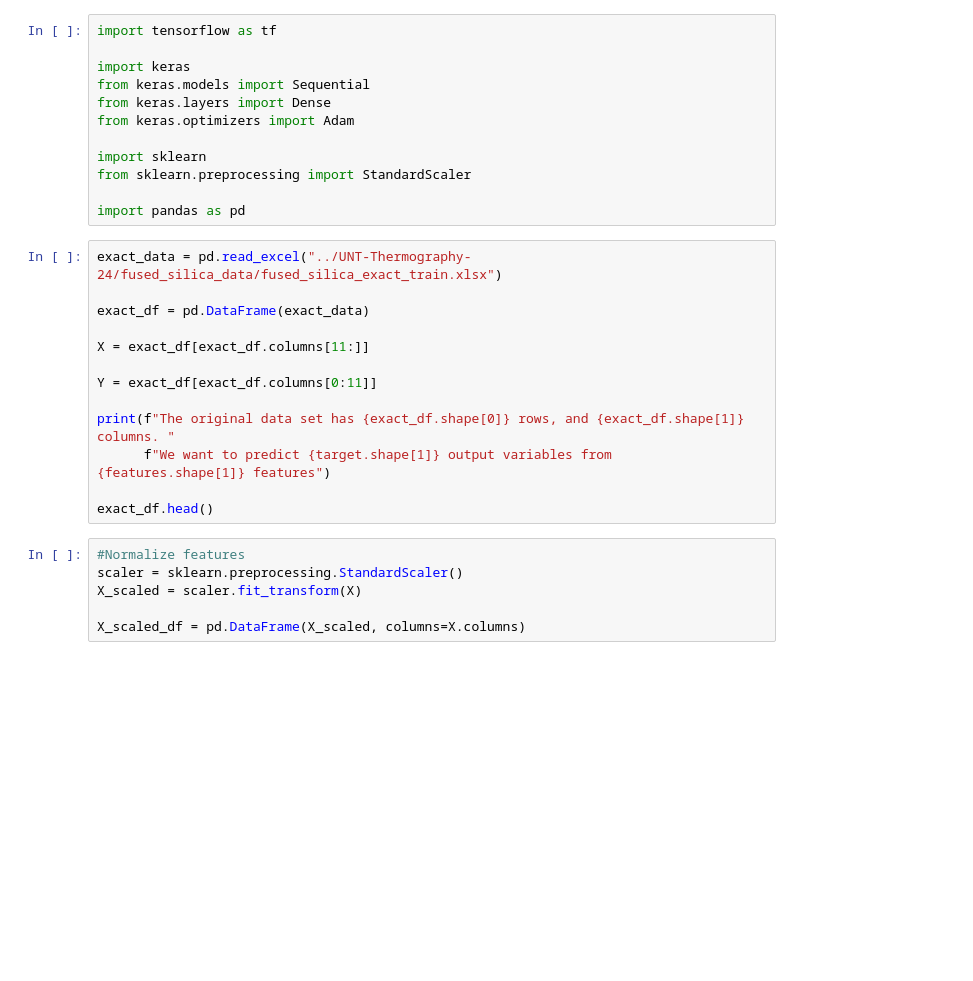
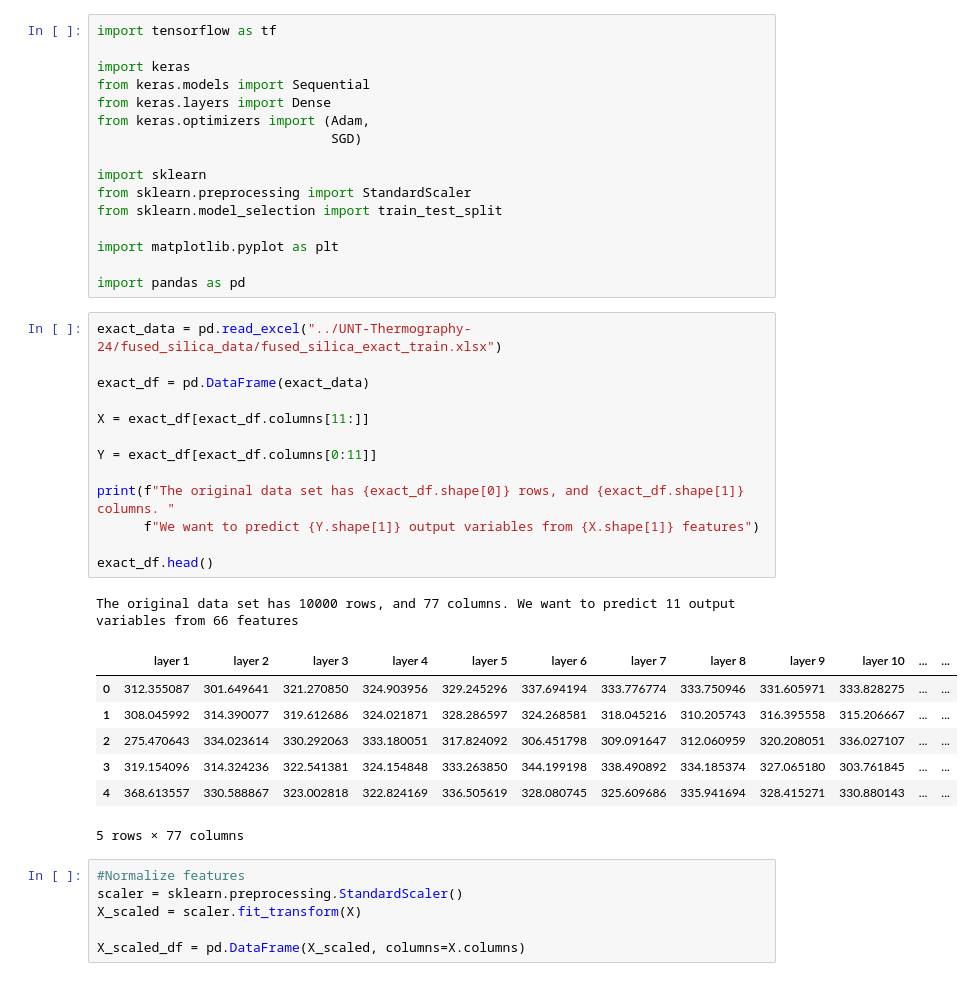
Before and after one commit to RiaTao/UNT-Thermography-24, a Jupyter notebook: NN.ipynb, the cells around one changed output. Drawn from its saved outputs; the diff is of its cells as text; blank space fills up the shorter version.

```diff
--- a/NN.ipynb
+++ b/NN.ipynb
@@ -4,25 +4,38 @@ import tensorflow as tf
 import keras
 from keras.models import Sequential
 from keras.layers import Dense
-from keras.optimizers import Adam
+from keras.optimizers import (Adam,
+                              SGD)
 
 import sklearn
 from sklearn.preprocessing import StandardScaler
+from sklearn.model_selection import train_test_split
+
+import matplotlib.pyplot as plt
 
 import pandas as pd
 # %%
 exact_data = pd.read_excel("../UNT-Thermography-24/fused_silica_data/fused_silica_exact_train.xlsx")
 
 exact_df = pd.DataFrame(exact_data)
 
 X = exact_df[exact_df.columns[11:]]
 
 Y = exact_df[exact_df.columns[0:11]]
 
 print(f"The original data set has {exact_df.shape[0]} rows, and {exact_df.shape[1]} columns. "
-      f"We want to predict {target.shape[1]} output variables from {features.shape[1]} features")
+      f"We want to predict {Y.shape[1]} output variables from {X.shape[1]} features")
 
 exact_df.head()
+# %% [output]
+The original data set has 10000 rows, and 77 columns. We want to predict 11 output variables from 66 features
+|  | layer 1 | layer 2 | layer 3 | layer 4 | layer 5 | layer 6 | layer 7 | layer 8 | layer 9 | layer 10 | ... | ... |
+| 0 | 312.355087 | 301.649641 | 321.270850 | 324.903956 | 329.245296 | 337.694194 | 333.776774 | 333.750946 | 331.605971 | 333.828275 | ... | ... |
+| 1 | 308.045992 | 314.390077 | 319.612686 | 324.021871 | 328.286597 | 324.268581 | 318.045216 | 310.205743 | 316.395558 | 315.206667 | ... | ... |
+| 2 | 275.470643 | 334.023614 | 330.292063 | 333.180051 | 317.824092 | 306.451798 | 309.091647 | 312.060959 | 320.208051 | 336.027107 | ... | ... |
+| 3 | 319.154096 | 314.324236 | 322.541381 | 324.154848 | 333.263850 | 344.199198 | 338.490892 | 334.185374 | 327.065180 | 303.761845 | ... | ... |
+| 4 | 368.613557 | 330.588867 | 323.002818 | 322.824169 | 336.505619 | 328.080745 | 325.609686 | 335.941694 | 328.415271 | 330.880143 | ... | ... |
+5 rows × 77 columns
 # %%
 #Normalize features
 scaler = sklearn.preprocessing.StandardScaler()
```
Also changed, not shown: parts of 7 cells of this notebook.
